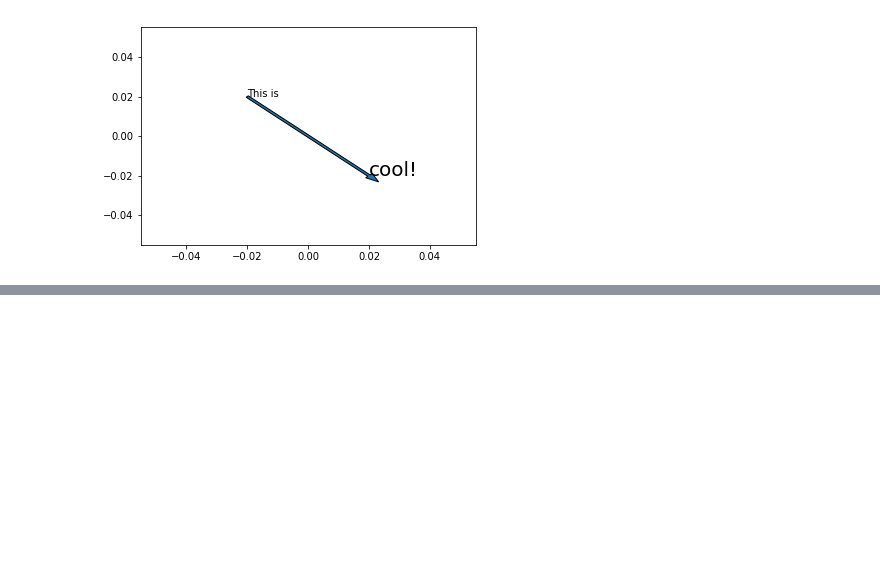
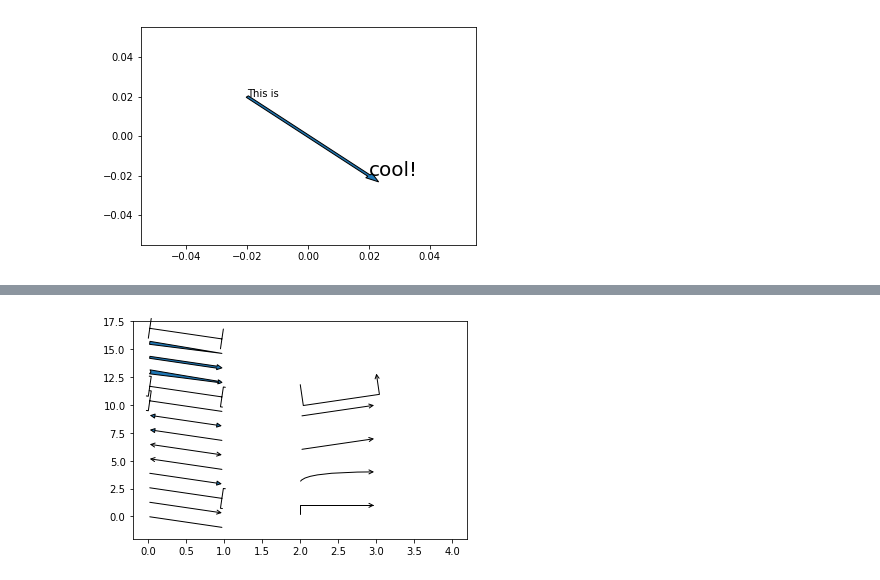
Before and after one commit to RohanBh/learning-python, a Jupyter notebook: exploring-scientific-libraries.ipynb, the cells around one changed output, grey strips where cells are left out. Saved outputs shown, nothing was run; the diff lists cells and outputs as text; code cells hidden in the pictures; blank space fills up the shorter version.

```diff
--- a/exploring-scientific-libraries.ipynb
+++ b/exploring-scientific-libraries.ipynb
@@ -972,0 +986,18 @@ plt.show()
+# %%
+# different arrow types
+styles = ['-', '->', '-[', '-|>', '<-', '<->',
+              '<|-', '<|-|>', ']-', ']-[', 'fancy',
+              'simple', 'wedge', '|-|']
+conns = ["angle", "angle3", "arc", "arc3", "bar"]
+for i, style in enumerate(styles):
+    i = 1.3 * i
+    plt.annotate("", xytext=(0, i), xy=(1, i-1),
+                 arrowprops=dict(arrowstyle=style))
+for i, conn in enumerate(conns):
+    i = 3 * i
+    plt.annotate("", xytext=(2, i), xy=(3, i+1),
+                 arrowprops=dict(arrowstyle='->', connectionstyle=conn))
+plt.axis([-0.2, 4.2, -2, 17.5])
+plt.show()
+# %% [output]
+[figure, added]
```
Also changed, not shown: parts of 19 cells of this notebook.
